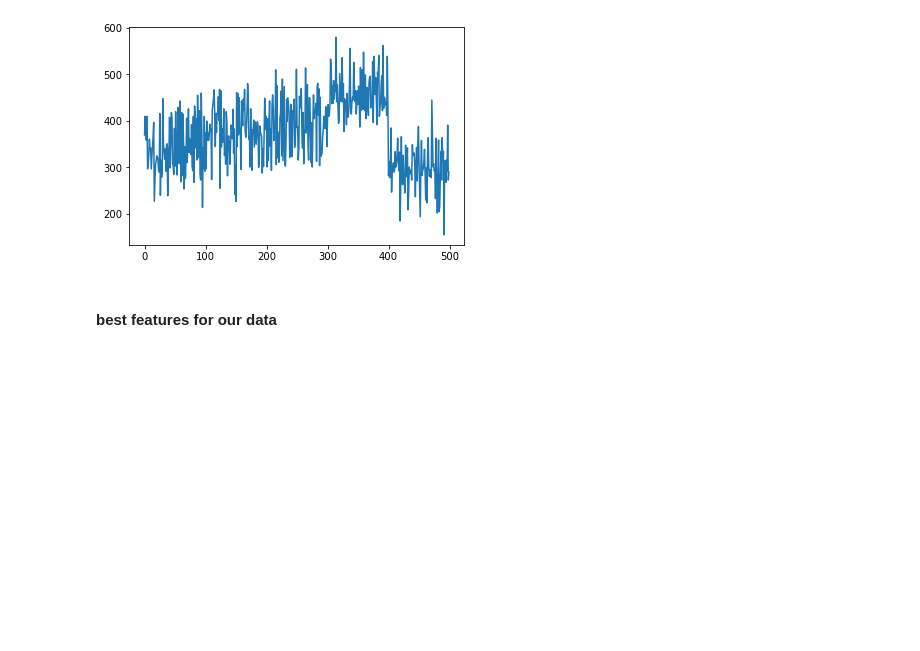
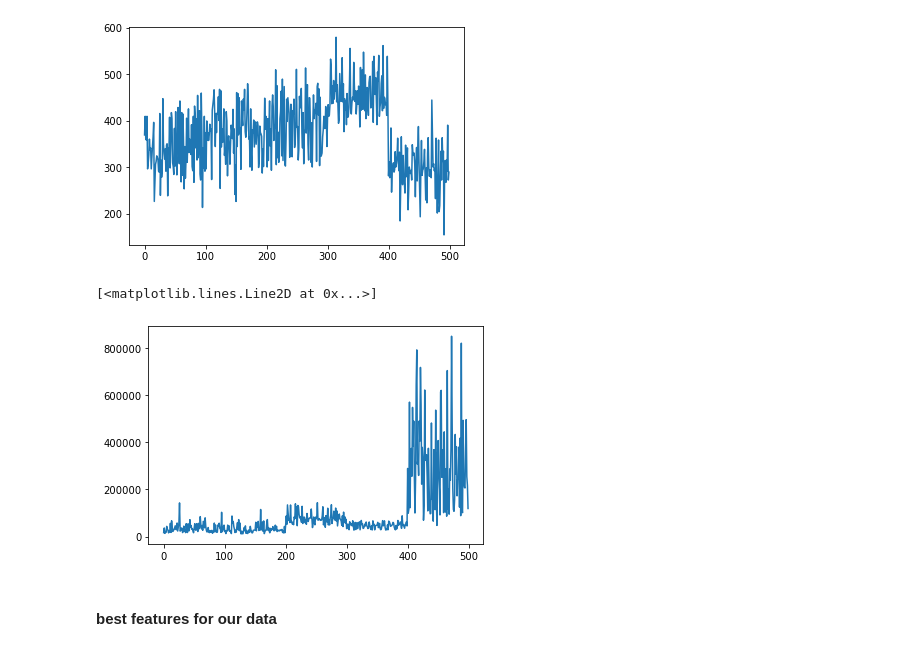
Before and after one commit to DevNerds2020/EEG-signals-machine-learning, a Jupyter notebook: pre-proc.ipynb, the cells around one changed output. Saved outputs shown, nothing was run; the diff lists cells and outputs as text; code cells hidden in the pictures; blank space fills up the shorter version.

```diff
--- a/pre-proc.ipynb
+++ b/pre-proc.ipynb
@@ -404,6 +406,13 @@ plt.plot(peaks)
 # %% [output]
 [<matplotlib.lines.Line2D at 0x...>]
 [figure]
+# %%
+#calculate complexity
+complexity = np.array([np.sum(np.abs(np.diff(x[ind, :]))) for ind in range(x.shape[0])])
+plt.plot(complexity)
+# %% [output]
+[<matplotlib.lines.Line2D at 0x...>]
+[figure, added]
 # %%
 newX = np.concatenate((var.reshape(-1, 1), mean.reshape(-1, 1), max.reshape(-1, 1), min.reshape(-1, 1),
                            median.reshape(-1, 1), std.reshape(-1, 1),
```
Also changed, not shown: parts of 21 cells of this notebook, 3 other files.
